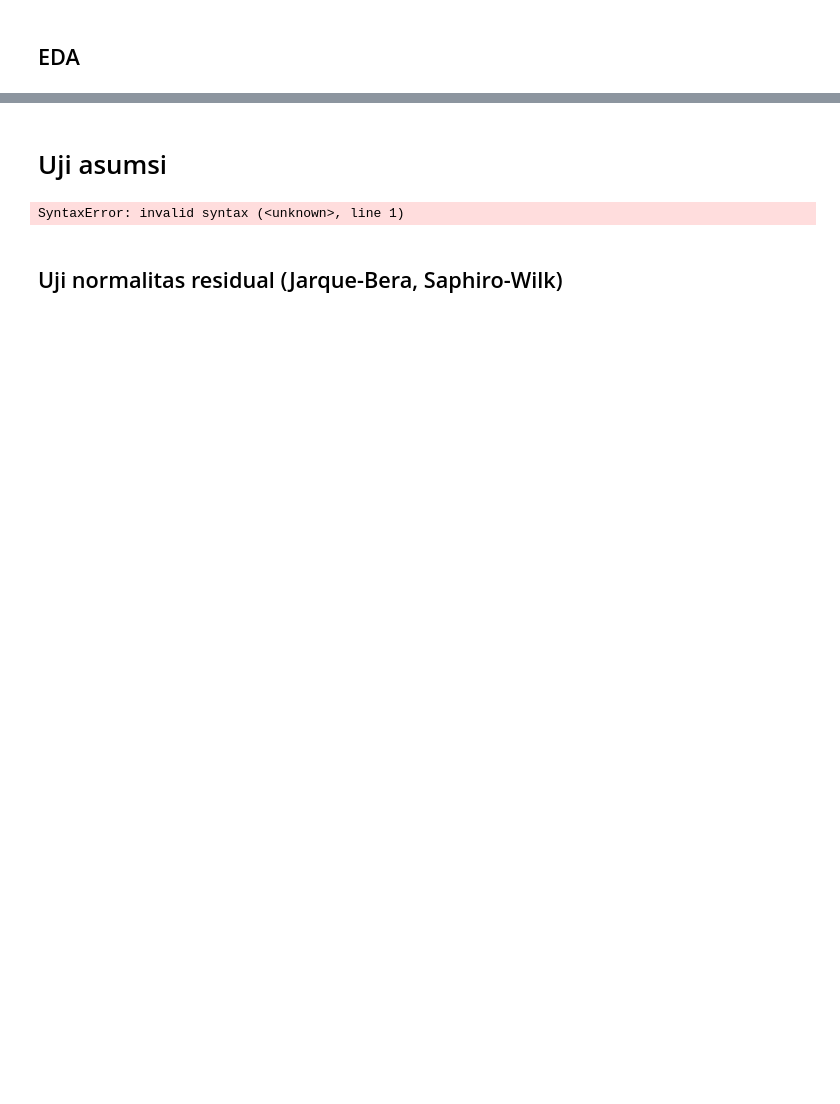
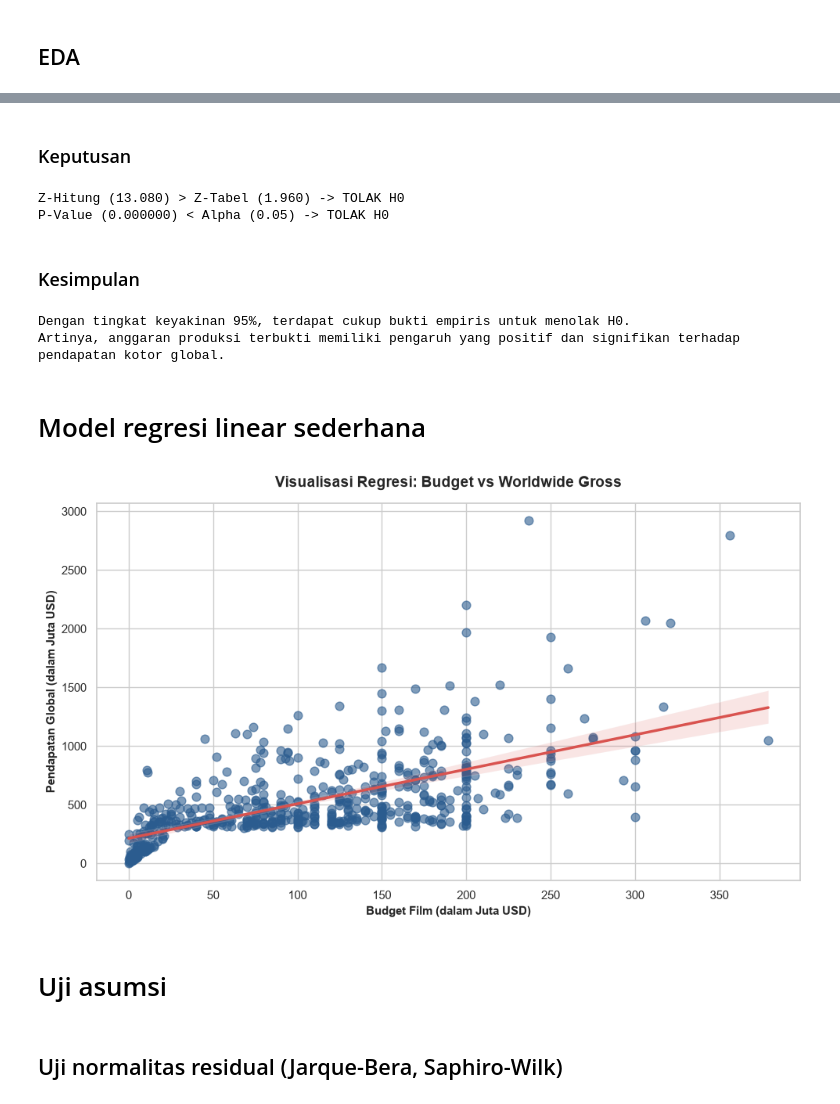
Before and after one commit to ahzasasa/anareg, a Jupyter notebook: simple-linear-regression.ipynb, the cells around one changed output, grey strips where cells are left out. Saved outputs shown, nothing was run; the diff lists cells and outputs as text; code cells hidden in the pictures; blank space fills up the shorter version.

```diff
--- a/simple-linear-regression.ipynb
+++ b/simple-linear-regression.ipynb
@@ -172,19 +186,65 @@ plt.show()
+# %% [markdown]
+### Keputusan
+# %%
+# nilai Z
+if abs(z_hitung) > z_kritis:
+    print(f"Z-Hitung ({abs(z_hitung):.3f}) > Z-Tabel ({z_kritis:.3f}) -> TOLAK H0")
+else:
+    print(f"Z-Hitung ({abs(z_hitung):.3f}) <= Z-Tabel ({z_kritis:.3f}) -> GAGAL TOLAK H0")
+
+# p-value
+if p_value < alpha:
+    print(f"P-Value ({p_value:.6f}) < Alpha ({alpha}) -> TOLAK H0")
+else:
+    print(f"P-Value ({p_value:.6f}) >= Alpha ({alpha}) -> GAGAL TOLAK H0")
+# %% [output]
+Z-Hitung (13.080) > Z-Tabel (1.960) -> TOLAK H0
+P-Value (0.000000) < Alpha (0.05) -> TOLAK H0
+# %% [markdown]
+### Kesimpulan
+# %%
+if p_value < alpha:
+    print("Dengan tingkat keyakinan 95%, terdapat cukup bukti empiris untuk menolak H0.")
+    print("Artinya, anggaran produksi terbukti memiliki pengaruh yang positif dan signifikan terhadap pendapatan kotor global.")
+else:
+    print("Tidak cukup bukti empiris untuk menolak H0.")
+    print("Artinya, anggaran produksi tidak terbukti memengaruhi pendapatan kotor global secara signifikan.")
+# %% [output]
+Dengan tingkat keyakinan 95%, terdapat cukup bukti empiris untuk menolak H0.
+Artinya, anggaran produksi terbukti memiliki pengaruh yang positif dan signifikan terhadap pendapatan kotor global.
+# %% [markdown]
+# Model regresi linear sederhana
+# %%
+# tema
+sns.set_theme(style="whitegrid")
+
+# ukuran grafik
+plt.figure(figsize=(10, 6))
+
+# scatter plot, garis regresi
+sns.regplot(
+    data=movies_df,
+    x="budget_millions",
+    y="worldwide_gross_m",
+    scatter_kws={'color': '#2b5c8f', 'alpha': 0.6, 's': 60},
+    line_kws={'color': '#d9534f', 'linewidth': 2.5}
+)
+
+# judul, label sumbu
+plt.title("Visualisasi Regresi: Budget vs Worldwide Gross", fontsize=14, fontweight='bold', pad=15)
+plt.xlabel("Budget Film (dalam Juta USD)", fontsize=11, fontweight='bold')
+plt.ylabel("Pendapatan Global (dalam Juta USD)", fontsize=11, fontweight='bold')
+
+# grafik
+plt.tight_layout()
+plt.show()
+# %% [output]
+[figure, added]
 # %% [markdown]
 # Uji asumsi
 # %%
-# tema grafik
-sns.set_theme(style="whitegrid")
-
-# model
-formula = "worldwide gross (m) ~ budget  (millions)"
-# fit model OLS
-model = ols(formula, data=df).fit()
-
-# ringkasan hasil regresi
-print(model.summary())
-print("="*60)
+residuals = model.resid
+exog_variables = model.model.exog
-# %% [output]
-SyntaxError: invalid syntax (<unknown>, line 1)
 # %% [markdown]
 ## Uji normalitas residual (Jarque-Bera, Saphiro-Wilk)
 # %%
```
Also changed, not shown: parts of 28 cells of this notebook.
